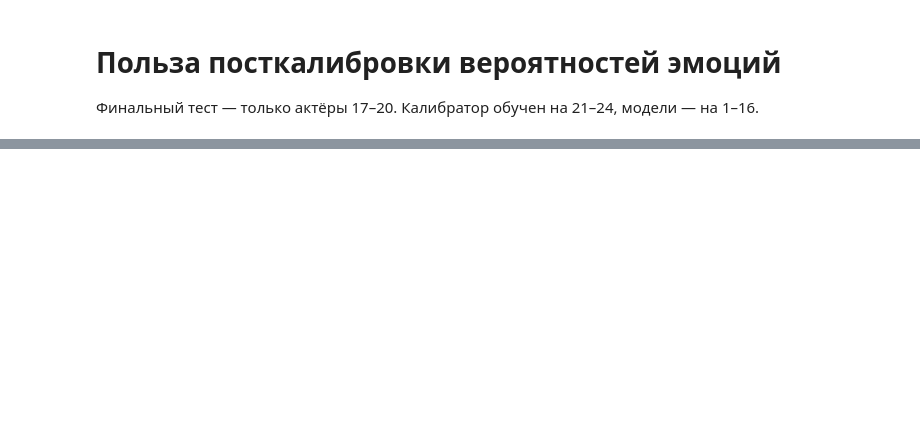
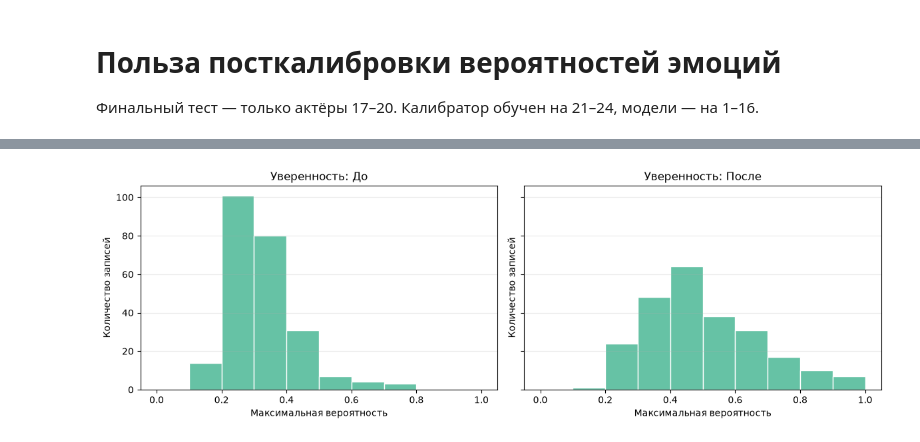
Before and after one commit to brattsew/project-based-practice, a Jupyter notebook: notebooks/calibration_analysis.ipynb, the cells around one changed output, grey strips where cells are left out. Cells and saved outputs as stored; diff of their text form; code cells hidden in the pictures; blank space fills up the shorter version.

```diff
--- a/notebooks/calibration_analysis.ipynb
+++ b/notebooks/calibration_analysis.ipynb
@@ -70,12 +121,14 @@ plt.tight_layout()
 # %%
 # Распределение максимальной уверенности: видно, стала ли модель менее самоуверенной.
 fig, axes = plt.subplots(1, 2, figsize=(12, 4), sharey=True)
-for ax, estimator, title in zip(axes, [base, calibrated], ['До', 'После']):
-    confidence = estimator.predict_proba(test[cols]).max(axis=1)
+for ax, proba, title in zip(axes, [base_proba, calibrated_proba], ['До', 'После']):
+    confidence = proba.max(axis=1)
     ax.hist(confidence, bins=10, range=(0, 1), color='#66c2a5', edgecolor='white')
     ax.set(title=f'Уверенность: {title}', xlabel='Максимальная вероятность', ylabel='Количество записей')
     ax.grid(axis='y', alpha=.25)
 plt.tight_layout()
+# %% [output]
+[figure, added]
 # %%
 from sklearn.metrics import ConfusionMatrixDisplay
 fig, axes = plt.subplots(1, 2, figsize=(13, 5))
```
Also changed, not shown: parts of 9 cells of this notebook, 12 other files.
